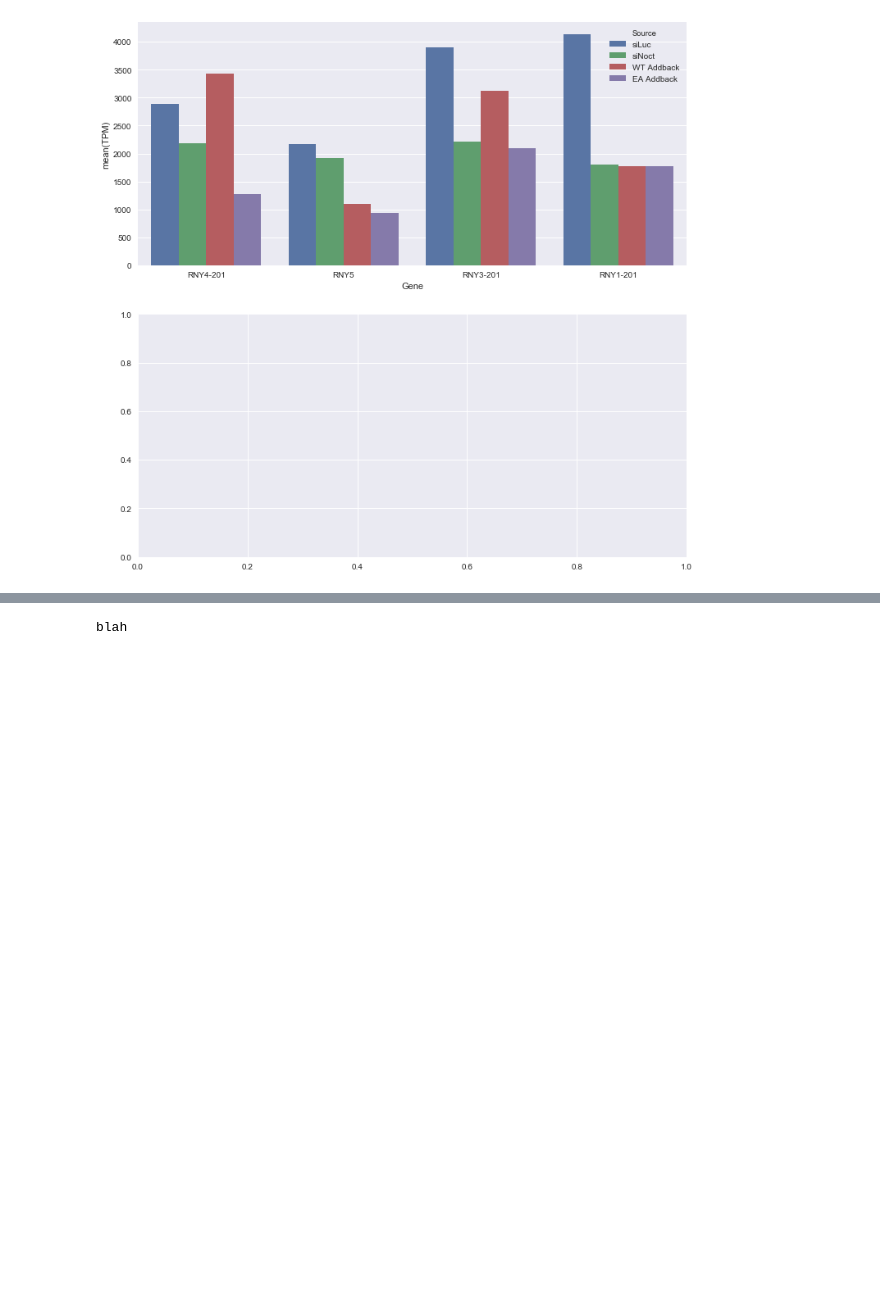
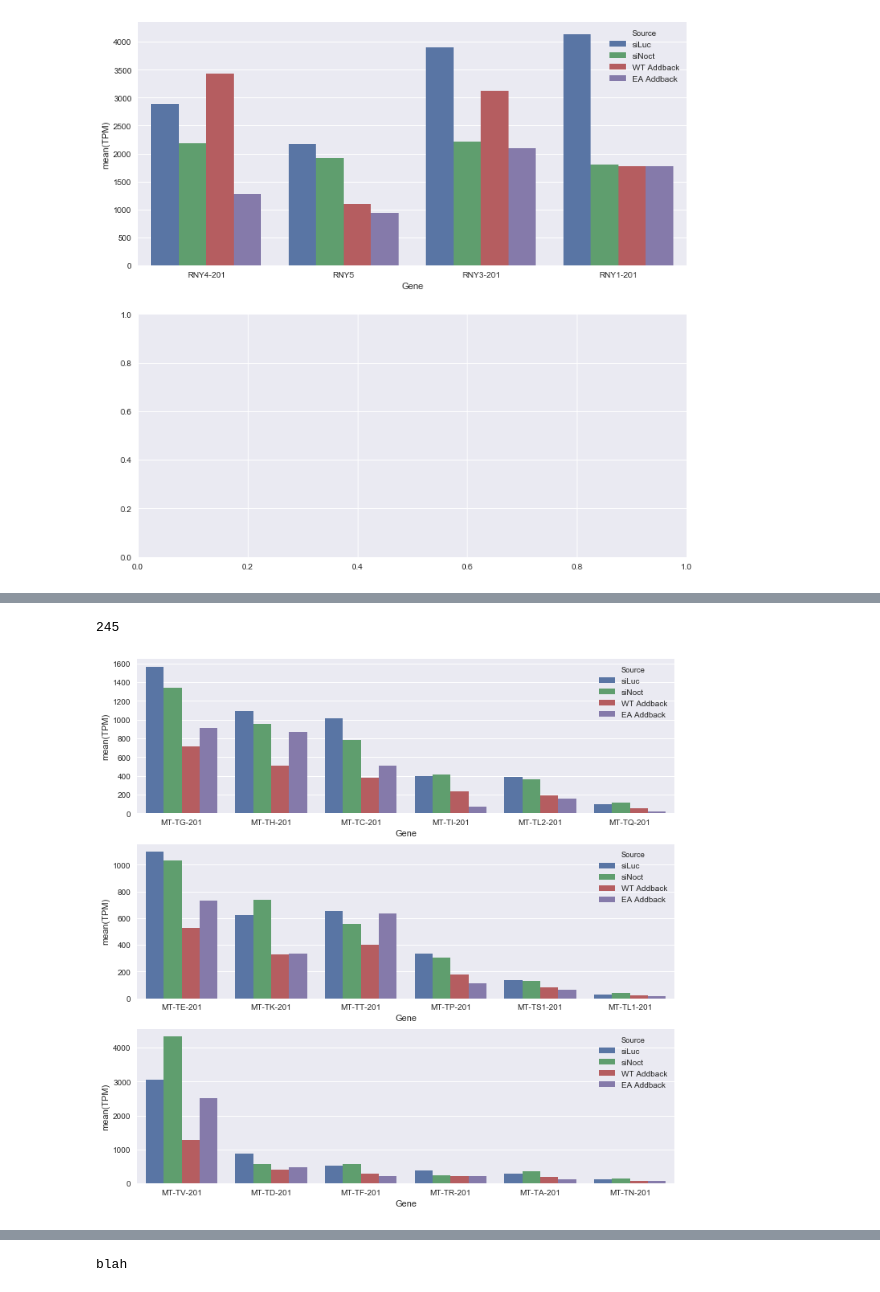
Before and after one commit to TimNicholsonShaw/AnOThER-Seq, a Jupyter notebook: notebooks/nocturnin.ipynb, the cells around one changed output, grey strips where cells are left out. Cells and saved outputs as stored; diff of their text form; code cells hidden in the pictures; blank space fills up the shorter version.

```diff
--- a/notebooks/nocturnin.ipynb
+++ b/notebooks/nocturnin.ipynb
@@ -459,0 +414,41 @@ plt.step(base[:-1], cumulative, c='yellow')
+# %%
+len(set(TPM[TPM['Type']=='gtRNA']['Gene']))
+#307 gtRNA found
+len(mat_cans[mat_cans.index.str.contains('Homo')])
+#22 in mat_cans
+len(dec_cans[dec_cans.index.str.contains('Homo')])
+#43 in decay cans
+
+#19 expected by chance
+
+temp = list(set(TPM[TPM['Type']=='gtRNA']['Gene']))
+
+n=0
+for i in range(len(temp)):
+    if len(TPM[TPM['Gene']==temp[i]]) == 4: n+=1
+print(n)
+#245 tRNA found in all conditions
+#15 would be expected by chance in that case
+# %% [output]
+245
+# %%
+#TPM for Mt_tRNA
+
+"""
+temp=temp.sort_values('siLuc',ascending=False)
+tempTPM = TPM[TPM['Gene'].isin(temp.index)]
+tempTPM = tempTPM.sort_values(['Source','TPM'],ascending=False)
+
+f, axarr = plt.subplots(2,1,figsize=(12,12))
+plotTPM(tempTPM,temp.index[:6],ax=axarr[0])
+plotTPM(tempTPM,temp.index[6:12],ax=axarr[1])
+"""
+temp = TPM[TPM['Type']=="Mt_tRNA"]
+temp = temp.sort_values(['TPM'],ascending=False)
+f, axarr = plt.subplots(3,1, figsize=(12,12))
+plotTPM(temp,list(set(temp.Gene.values))[:6],axarr[0])
+plotTPM(temp,list(set(temp.Gene.values))[6:12],axarr[1])
+plotTPM(temp,list(set(temp.Gene.values))[12:18],axarr[2])
+#plt.savefig('Mt_tRNA_TPM.tif')
+# %% [output]
+[figure, added]
```
Also changed, not shown: parts of 11 cells of this notebook.
